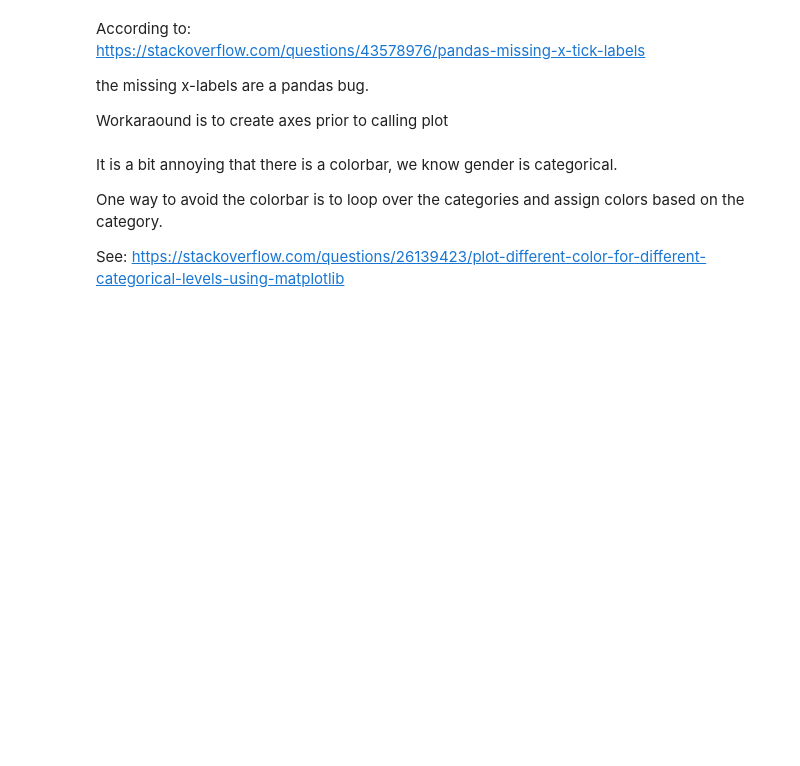
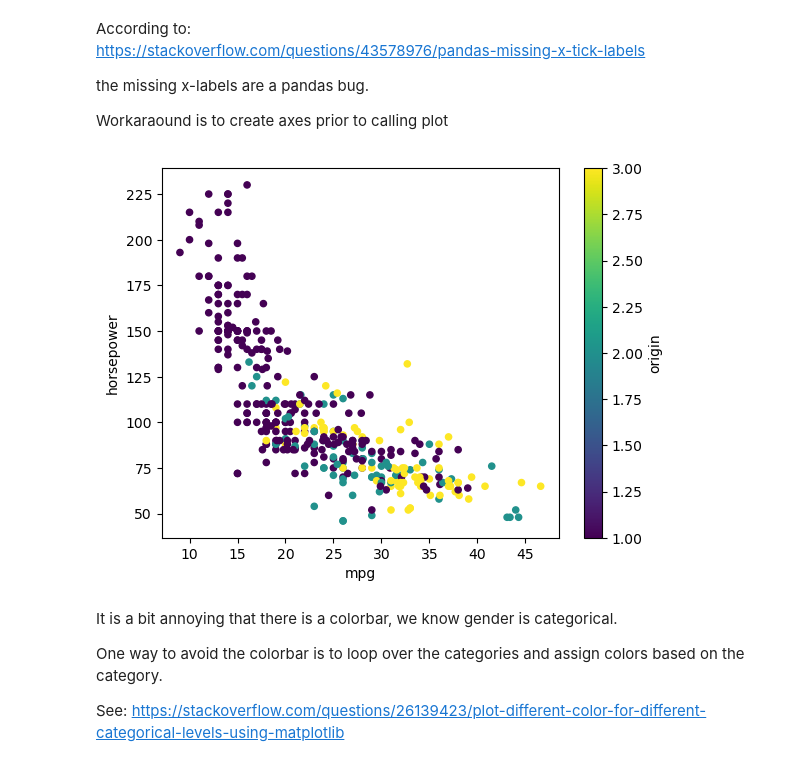
Before and after one commit to ENSF611/lab0-data-and-visualization-review-kWeech, a Jupyter notebook: ml-lab0-master/lab0-visualization-auto_mpg.ipynb, the cells around one changed output. Saved outputs shown, nothing was run; the diff lists cells and outputs as text; code cells hidden in the pictures; blank space fills up the shorter version.

```diff
--- a/ml-lab0-master/lab0-visualization-auto_mpg.ipynb
+++ b/ml-lab0-master/lab0-visualization-auto_mpg.ipynb
@@ -159,7 +161,9 @@ the missing x-labels are a pandas bug.
 Workaraound is to create axes prior to calling plot
 # %%
 fig, ax = plt.subplots()
-data.plot.scatter('mpg', 'trestbps', c='origin', colormap='viridis', ax=ax);
+data.plot.scatter('mpg', 'horsepower', c='origin', colormap='viridis', ax=ax);
+# %% [output]
+[figure, added]
 # %% [markdown]
 It is a bit annoying that there is a colorbar, we know gender is categorical.
 
```
Also changed, not shown: parts of 12 cells of this notebook, 2 other files.
